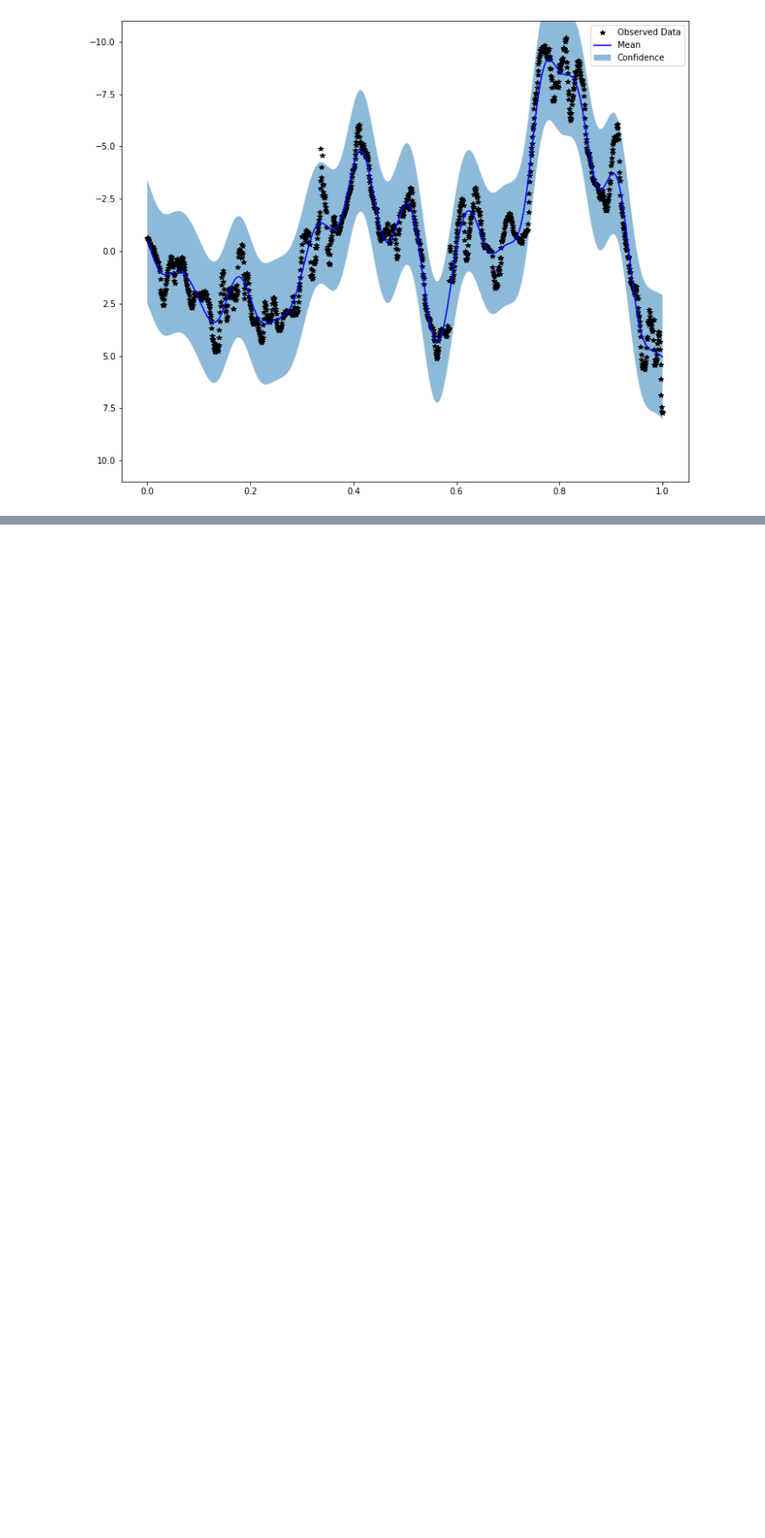
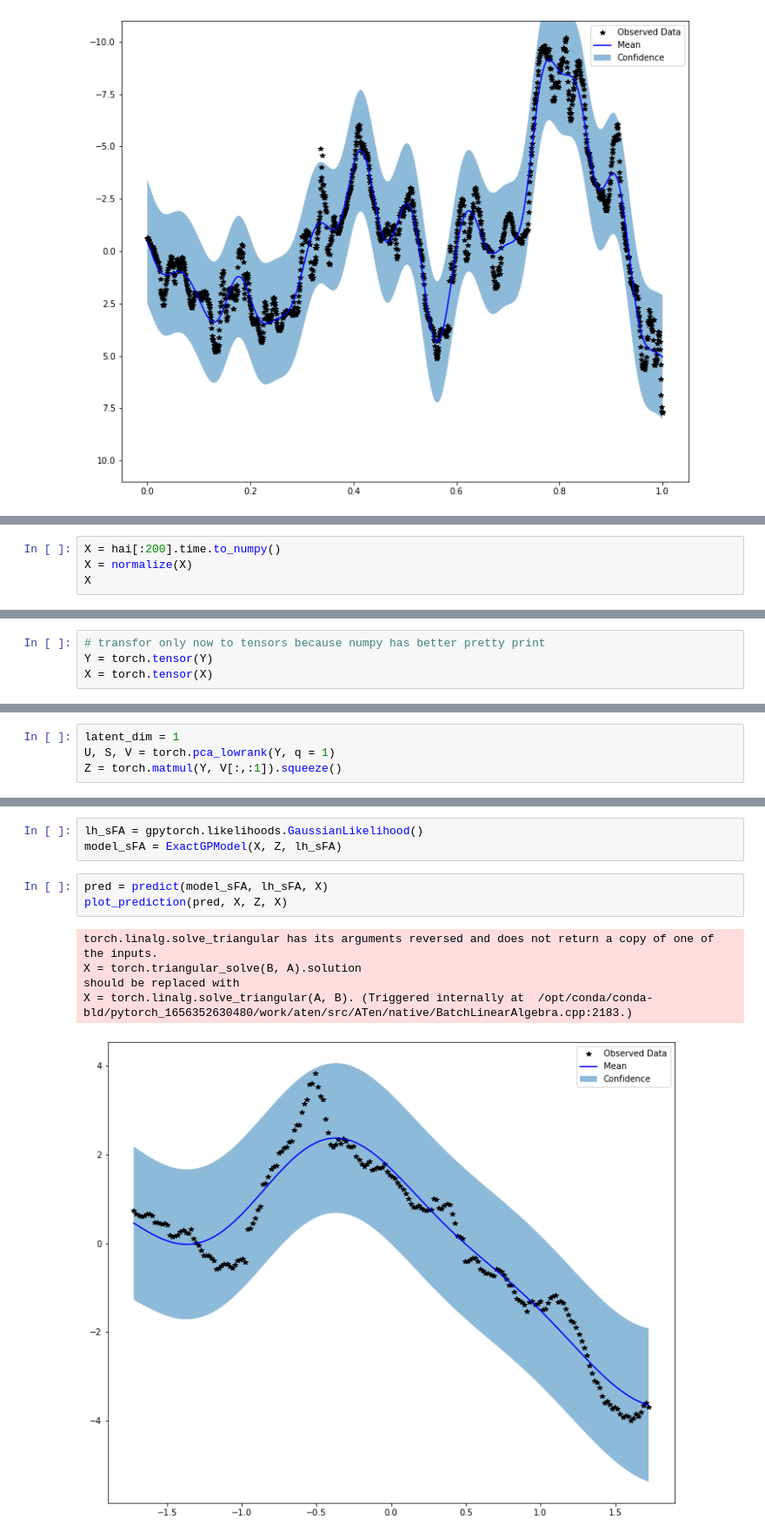
Before and after one commit to mone27/meteo_gap_filling-Gaussian_Processes, a Jupyter notebook: Meteo_gap_filling_GP.ipynb, the cells around one changed output, grey strips where cells are left out. Shown at 87% size. Drawn from its saved outputs; the diff is of its cells as text; blank space fills up the shorter version.

```diff
--- a/Meteo_gap_filling_GP.ipynb
+++ b/Meteo_gap_filling_GP.ipynb
@@ -236,0 +261,4 @@ model2k.covar_module.kernels[1].base_kernel.lengthscale.item()
+# %%
+X = hai[:200].time.to_numpy()
+X = normalize(X)
+X
@@ -236,0 +283,4 @@ model2k.covar_module.kernels[1].base_kernel.lengthscale.item()
+# %%
+# transfor only now to tensors because numpy has better pretty print
+Y = torch.tensor(Y)
+X = torch.tensor(X)
@@ -236,0 +289,4 @@ model2k.covar_module.kernels[1].base_kernel.lengthscale.item()
+# %%
+latent_dim = 1
+U, S, V = torch.pca_lowrank(Y, q = 1)
+Z = torch.matmul(Y, V[:,:1]).squeeze()
@@ -236,0 +359,12 @@ model2k.covar_module.kernels[1].base_kernel.lengthscale.item()
+# %%
+lh_sFA = gpytorch.likelihoods.GaussianLikelihood()
+model_sFA = ExactGPModel(X, Z, lh_sFA)
+# %%
+pred = predict(model_sFA, lh_sFA, X)
+plot_prediction(pred, X, Z, X)
+# %% [output]
+torch.linalg.solve_triangular has its arguments reversed and does not return a copy of one of the inputs.
+X = torch.triangular_solve(B, A).solution
+should be replaced with
+X = torch.linalg.solve_triangular(A, B). (Triggered internally at  /opt/conda/conda-bld/pytorch_1656352630480/work/aten/src/ATen/native/BatchLinearAlgebra.cpp:2183.)
+[figure, added]
```
Also changed, not shown: parts of 85 cells of this notebook.
